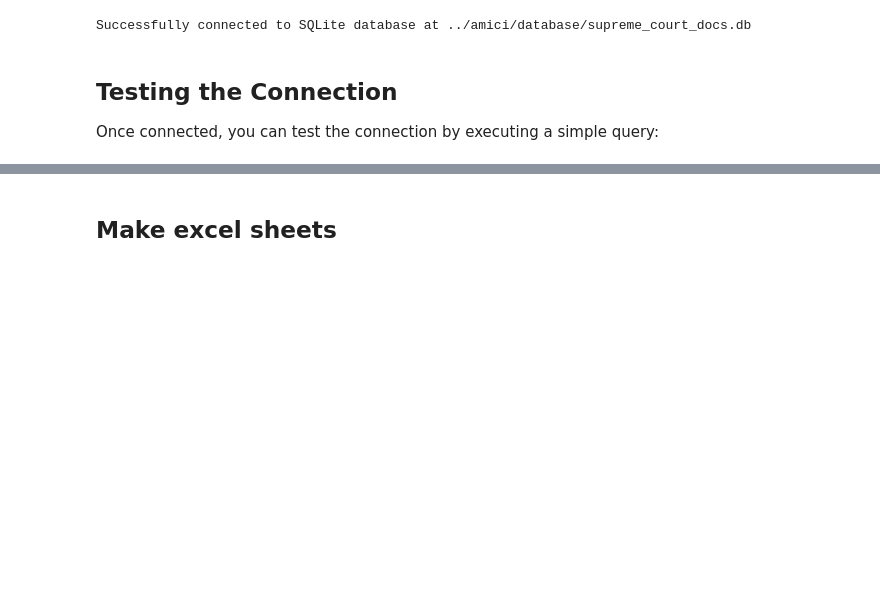
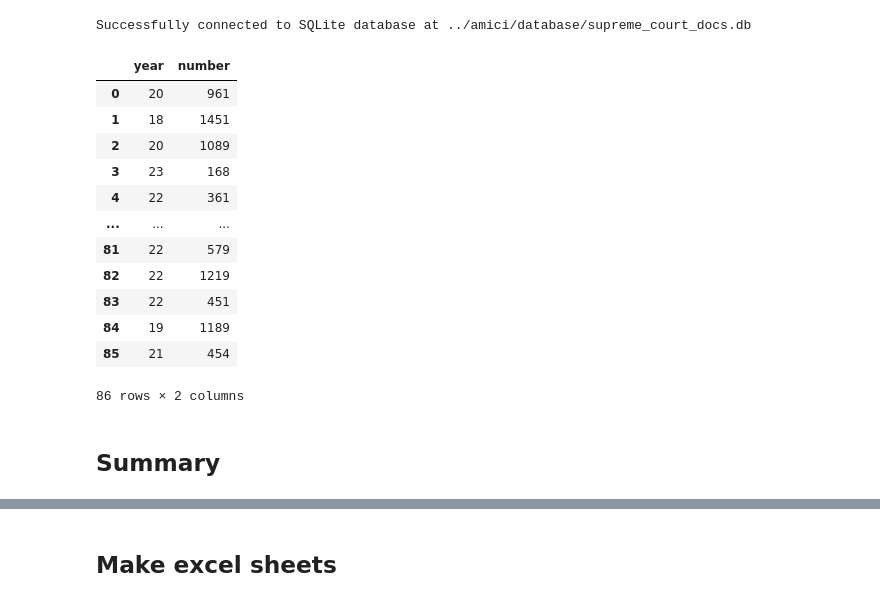
Before and after one commit to galenphall/amici, a Jupyter notebook: notebooks/analysis.ipynb, the cells around one changed output, grey strips where cells are left out. Cells and saved outputs as stored; diff of their text form; code cells hidden in the pictures; blank space fills up the shorter version.

```diff
--- a/notebooks/analysis.ipynb
+++ b/notebooks/analysis.ipynb
@@ -17,10 +17,29 @@ else:
     print(f"Successfully connected to SQLite database at {db_path}")
 # %% [output]
 Successfully connected to SQLite database at ../amici/database/supreme_court_docs.db
-# %% [markdown]
-## Testing the Connection
-
-Once connected, you can test the connection by executing a simple query:
+# %%
+text = open('../amici/data/proquest_climate.txt', 'r').read()
+import re
+dockets = re.findall(r"\((\d{2})-(\d+)\)", text)
+s = pd.DataFrame(dockets, columns=['year', 'number'])
+s.to_csv('climate_dockets.csv', index=False)
+s
+# %% [output]
+|  | year | number |
+| 0 | 20 | 961 |
+| 1 | 18 | 1451 |
+| 2 | 20 | 1089 |
+| 3 | 23 | 168 |
+| 4 | 22 | 361 |
+| ... | ... | ... |
+| 81 | 22 | 579 |
+| 82 | 22 | 1219 |
+| 83 | 22 | 451 |
+| 84 | 19 | 1189 |
+| 85 | 21 | 454 |
+86 rows × 2 columns
+# %% [markdown]
+## Summary
 # %%
 # Use this after connecting with either method above
 try:
```
Also changed, not shown: parts of 14 cells of this notebook, 2 other files.
